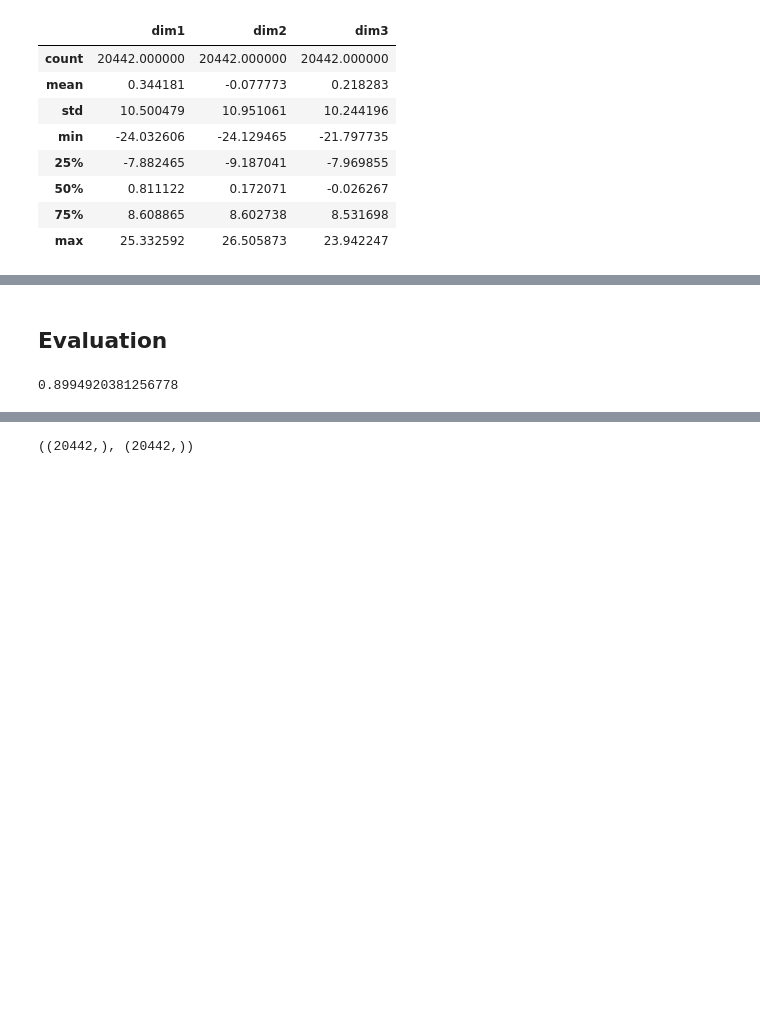
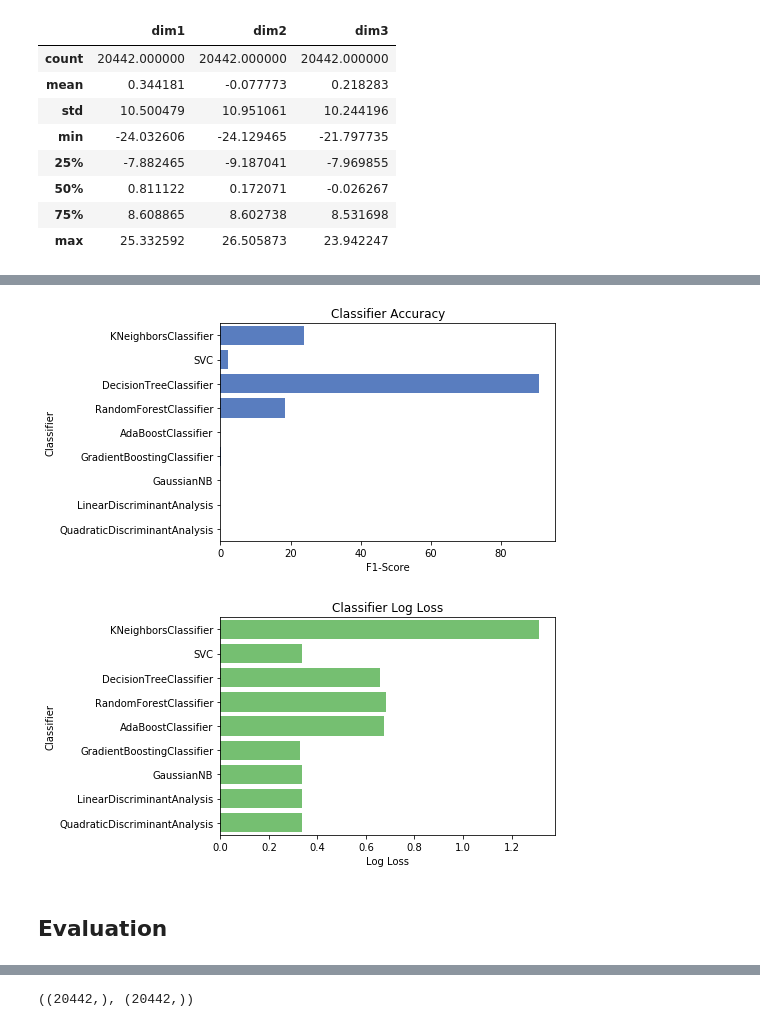
Before and after one commit to Shalakam/banking-behaviour-scorecard, a Jupyter notebook: kernel.ipynb, the cells around one changed output, grey strips where cells are left out. Drawn from its saved outputs; the diff is of its cells as text; code cells hidden in the pictures; blank space fills up the shorter version.

Commit message:
update:ten classifiers

```diff
--- a/kernel.ipynb
+++ b/kernel.ipynb
@@ -295,4 +312,4 @@ predictions = gbm.predict(test_X_mat)
 # Leaderboard: 81.30581
 from sklearn.tree import DecisionTreeClassifier
 
-clf = DecisionTreeClassifier(random_state = 0).fit(X_train, y['Col2'])
+clf = DecisionTreeClassifier(random_state = 0,class_weight="balanced").fit(X_train, y['Col2'])
@@ -298,0 +318,3 @@ clf = DecisionTreeClassifier(random_state = 0).fit(X_train, y['Col2'])
+# %%
+y_train = y['Col2'].values
+print(X_train.shape)
@@ -299,2 +410,16 @@ clf = DecisionTreeClassifier(random_state = 0).fit(X_train, y['Col2'])
+# %%
+sns.set_color_codes("muted")
+sns.barplot(data=log,x='Accuracy',y='Classifier',color='b')
+plt.xlabel('F1-Score')
+plt.title('Classifier Accuracy')
+plt.show()
+
+sns.barplot(data=log,x="Log Loss",y="Classifier",color="g")
+plt.xlabel('Log Loss')
+plt.title('Classifier Log Loss')
+plt.show()
+# %% [output]
+[figure, added]
+[figure, added]
 # %% [markdown]
 ## Evaluation
@@ -311,4 +425,0 @@ accuracy_score(y['Col2'],y1)
-# %%
-accuracy_score(y['Col2'],predictions)
-# %% [output]
-0.8994920381256778
```
Also changed, not shown: parts of 46 cells of this notebook.
